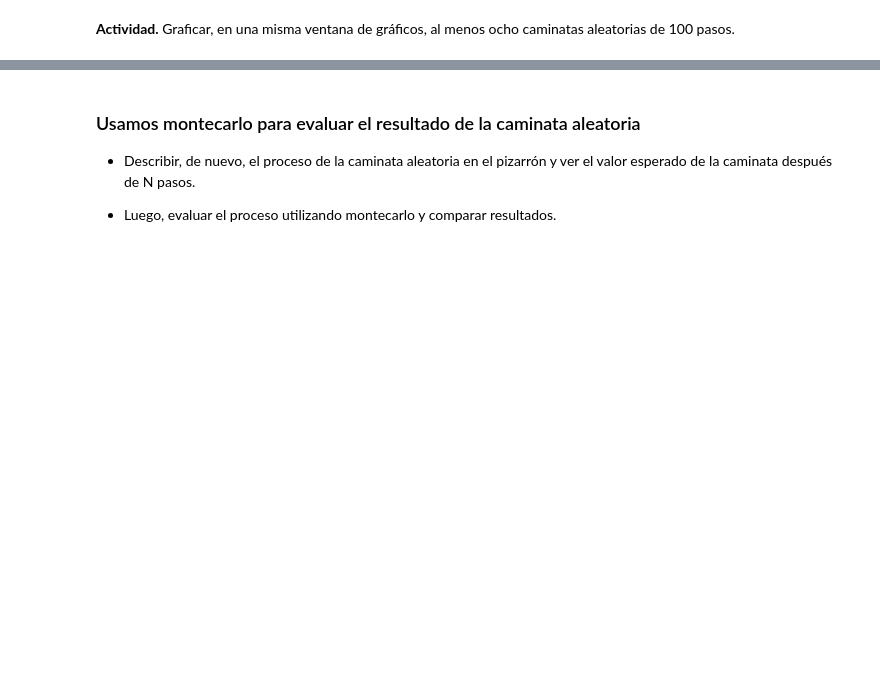
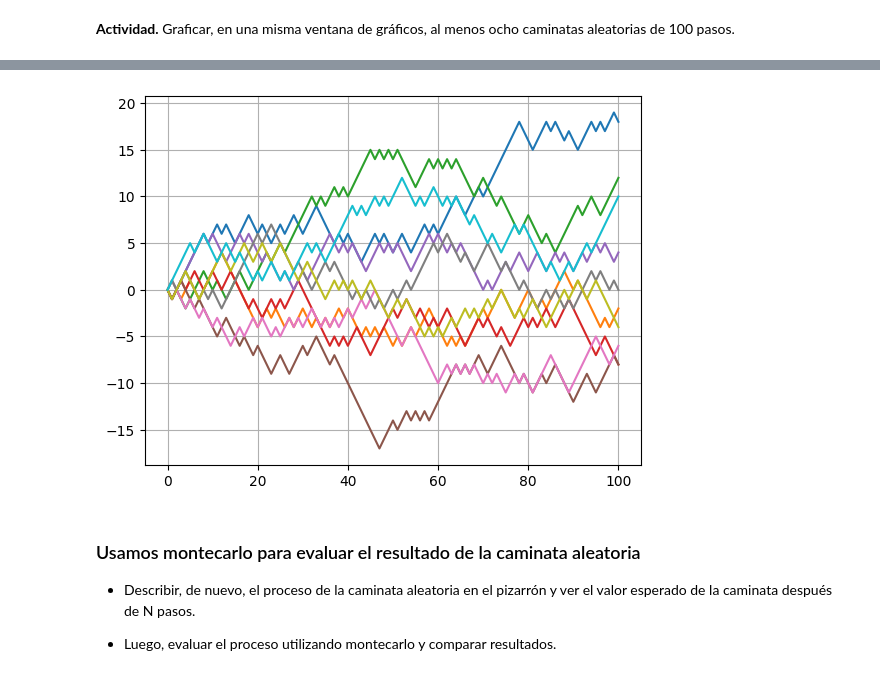
Before and after one commit to ArellanoMCarlos/SimMatO2025, a Jupyter notebook: Módulo 2 - Métodos heurísticos/2 - Caminata_aleatoria.ipynb, the cells around one changed output, grey strips where cells are left out. Drawn from its saved outputs; the diff is of its cells as text; code cells hidden in the pictures; blank space fills up the shorter version.

```diff
--- a/Módulo 2 - Métodos heurísticos/2 - Caminata_aleatoria.ipynb
+++ b/Módulo 2 - Métodos heurísticos/2 - Caminata_aleatoria.ipynb
@@ -68,3 +83,10 @@ plt.grid()
+# %%
+N=10
+for i in range(N):
+  plt.plot(caminata(100))
+plt.grid()
+# %% [output]
+[figure, added]
 # %% [markdown]
 ### Usamos montecarlo para evaluar el resultado de la caminata aleatoria
 
```
Also changed, not shown: parts of 21 cells of this notebook.
